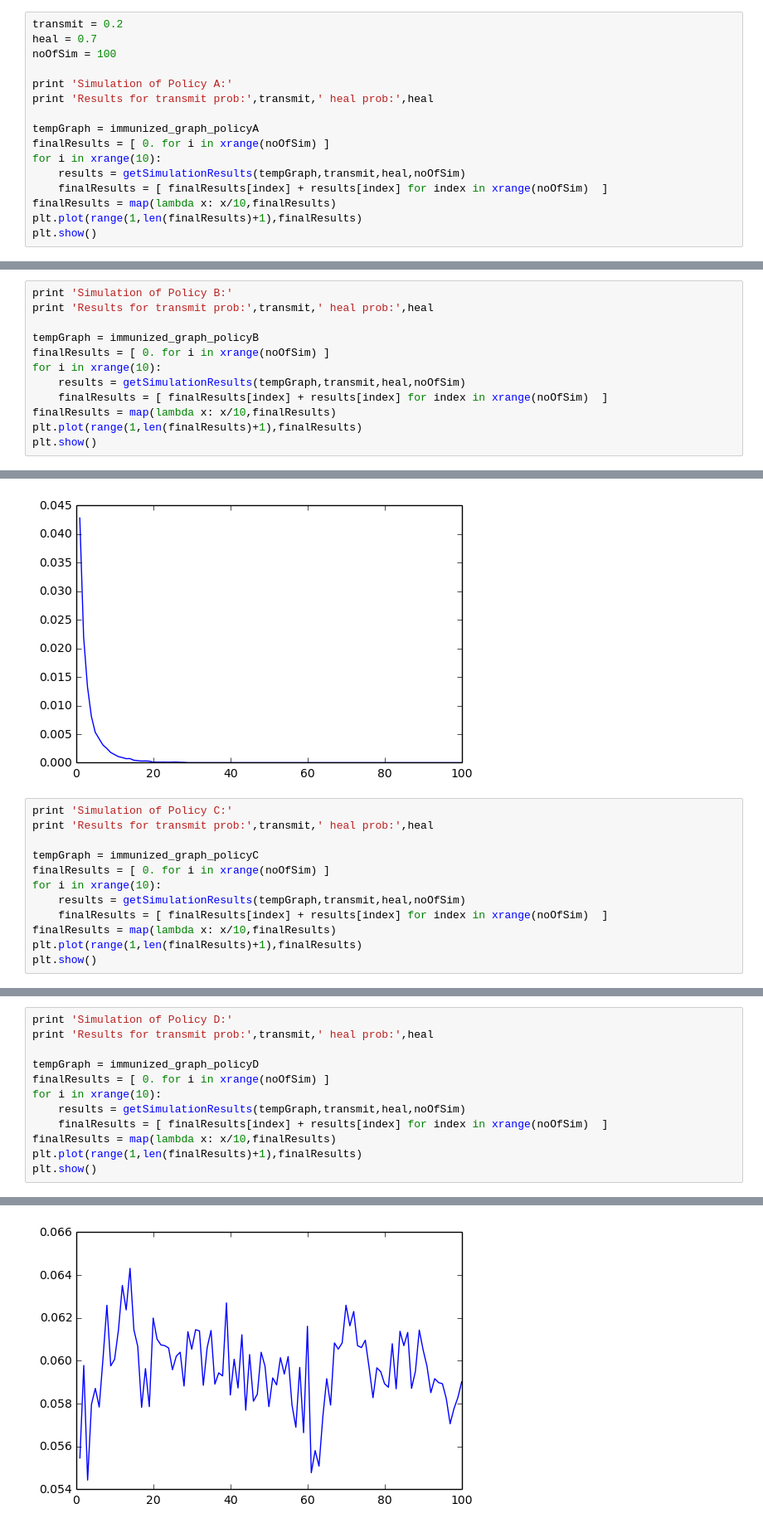
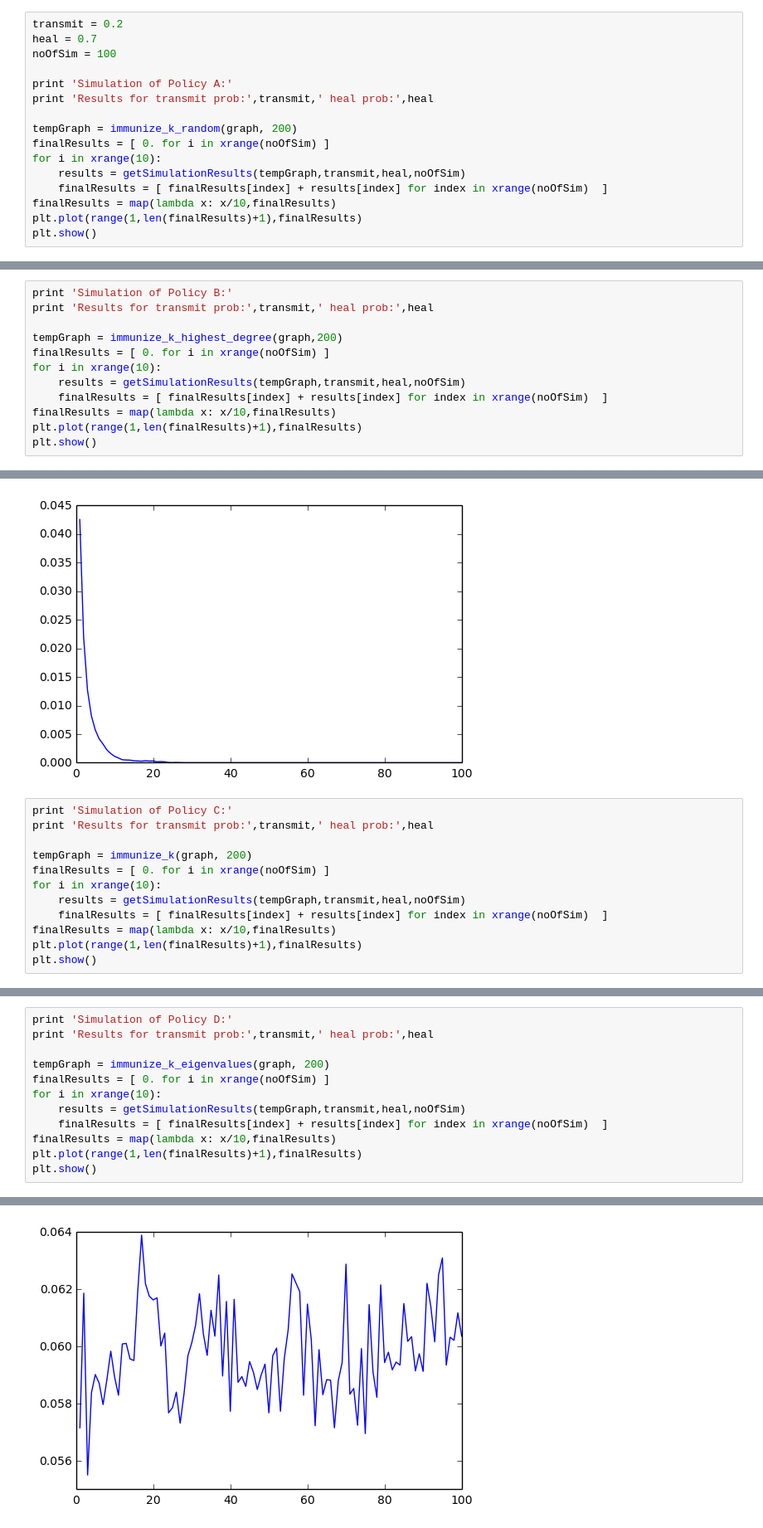
Before and after one commit to liujie290/CSC591_Virus_Propagation, a Jupyter notebook: Virus Propogation - Option 1.ipynb, the cells around one changed output, grey strips where cells are left out. Shown at 83% size. Saved outputs shown, nothing was run; the diff lists cells and outputs as text.

```diff
--- a/Virus Propogation - Option 1.ipynb
+++ b/Virus Propogation - Option 1.ipynb
@@ -510,7 +524,7 @@ noOfSim = 100
 print 'Simulation of Policy A:'
 print 'Results for transmit prob:',transmit,' heal prob:',heal
 
-tempGraph = immunized_graph_policyA
+tempGraph = immunize_k_random(graph, 200)
 finalResults = [ 0. for i in xrange(noOfSim) ]
 for i in xrange(10):
     results = getSimulationResults(tempGraph,transmit,heal,noOfSim)
@@ -526,7 +540,7 @@ Results for transmit prob: 0.2  heal prob: 0.7
 print 'Simulation of Policy B:'
 print 'Results for transmit prob:',transmit,' heal prob:',heal
 
-tempGraph = immunized_graph_policyB
+tempGraph = immunize_k_highest_degree(graph,200)
 finalResults = [ 0. for i in xrange(noOfSim) ]
 for i in xrange(10):
     results = getSimulationResults(tempGraph,transmit,heal,noOfSim)
@@ -542,7 +556,7 @@ Results for transmit prob: 0.2  heal prob: 0.7
 print 'Simulation of Policy C:'
 print 'Results for transmit prob:',transmit,' heal prob:',heal
 
-tempGraph = immunized_graph_policyC
+tempGraph = immunize_k(graph, 200)
 finalResults = [ 0. for i in xrange(noOfSim) ]
 for i in xrange(10):
     results = getSimulationResults(tempGraph,transmit,heal,noOfSim)
@@ -557,16 +571,16 @@ Results for transmit prob: 0.2  heal prob: 0.7
 # %%
 print 'Simulation of Policy D:'
 print 'Results for transmit prob:',transmit,' heal prob:',heal
 
-tempGraph = immunized_graph_policyD
+tempGraph = immunize_k_eigenvalues(graph, 200)
 finalResults = [ 0. for i in xrange(noOfSim) ]
 for i in xrange(10):
     results = getSimulationResults(tempGraph,transmit,heal,noOfSim)
     finalResults = [ finalResults[index] + results[index] for index in xrange(noOfSim)  ]
 finalResults = map(lambda x: x/10,finalResults)
 plt.plot(range(1,len(finalResults)+1),finalResults)
 plt.show()
 # %% [output]
 Simulation of Policy D:
 Results for transmit prob: 0.2  heal prob: 0.7
-[figure, old version]
+[figure, new version]
```
Also changed, not shown: parts of 16 cells of this notebook, 1 other file.
